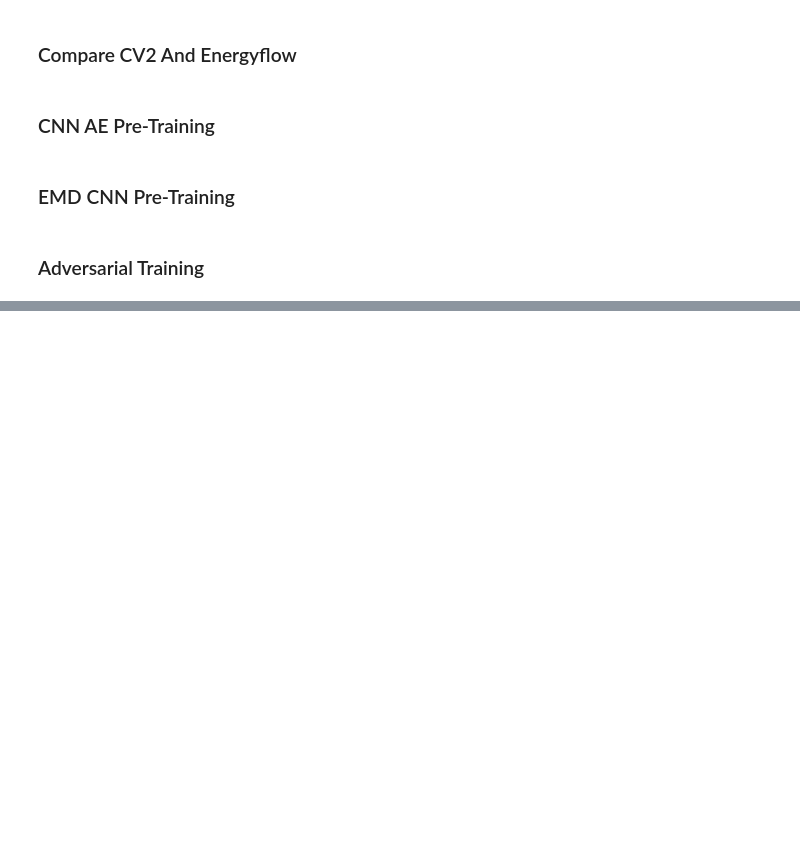
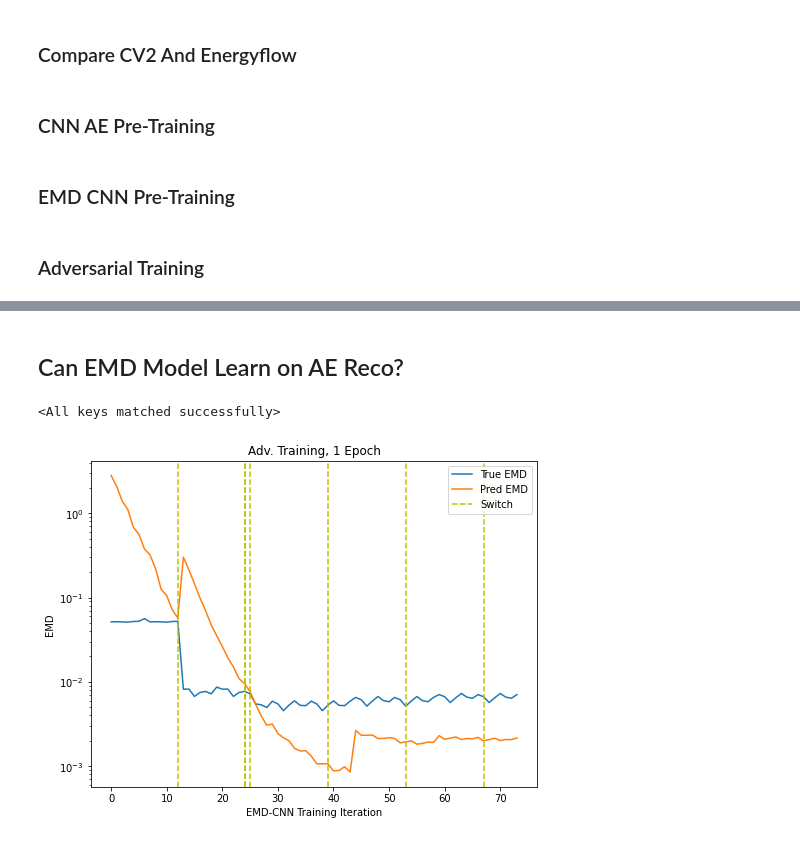
Before and after one commit to stsan9/GraphAE, a Jupyter notebook: code/qg_img_emd.ipynb, the cells around one changed output, grey strips where cells are left out. Saved outputs shown, nothing was run; the diff lists cells and outputs as text; code cells hidden in the pictures; blank space fills up the shorter version.

Commit message:
gan training

```diff
--- a/code/qg_img_emd.ipynb
+++ b/code/qg_img_emd.ipynb
@@ -56,4 +61,4 @@ def calc_emd_on_batch_ef(img1, img2):
 # %% [markdown]
 ### Load in Dataset and Process to Images
 # %%
-data = ef.qg_jets.load(num_data=4000, pad=True, ncol=4, generator='pythia', with_bc=False, cache_dir='~/.energyflow')[0]
+data = ef.qg_jets.load(num_data=2000, pad=True, ncol=4, generator='pythia', with_bc=False, cache_dir='~/.energyflow')[0]
@@ -433,7 +441,7 @@ for epoch in tqdm(range(max_epochs)):
         t.set_description('train_loss = %.7f' % emd_pred_loss)
         t.refresh()
 
-        avg_pemd_loss += emd_pred_loss / len(batch)                 # add avg error for batch
+        avg_pemd_loss += emd_pred_loss                               # add avg error for batch
         avg_temd_loss += true_emds.sum().item() / len(batch)
 
     ae_pemd_train_loss.append(avg_pemd_loss / len(t))                # append avg error for epoch
@@ -459,7 +467,6 @@ for epoch in tqdm(range(max_epochs)):
         ae_output = model_output.clone().detach().cpu()
         true_emds = calc_emd_on_batch_cv2(batch_cpu_copy, ae_output)
         emd_pred = emdcnn(model_output, batch)
-        emd_pred_loss = emd_pred.mean()
 
         emd_pred_loss = emd_pred_loss.sum().item()
         t.set_description('valid_loss = %.7f' % emd_pred_loss)
@@ -520,0 +518,13 @@ plt.show()
+# %% [markdown]
+## Can EMD Model Learn on AE Reco?
+# %%
+lr = 0.001
+ae_optimizer = torch.optim.Adam(autoencoder.parameters(), lr=lr)
+
+lr = 0.0005
+emd_optimizer = torch.optim.Adam(emdcnn.parameters(), lr=lr)
+# %%
+emdcnn.load_state_dict(torch.load('/anomalyvol/qg_adv_experiments/emdcnn.pt'))
+autoencoder.load_state_dict(torch.load('/anomalyvol/qg_adv_experiments/cnnae.pt'))
+# %% [output]
+<All keys matched successfully>
@@ -520,0 +636,17 @@ plt.show()
+# %%
+fig,ax = plt.subplots(figsize=(8,6))
+ax.plot(true_emd_avgs, label='True EMD')
+ax.plot(pred_emd_avgs, label='Pred EMD')
+
+plt.title('Adv. Training, 1 Epoch')
+plt.yscale('log')
+plt.ylabel('EMD')
+plt.xlabel('EMD-CNN Training Iteration')
+
+for v in emd_early_stop_vlines:
+    plt.axvline(x=v, linestyle='--', color='y')
+
+plt.legend(['True EMD', 'Pred EMD', 'Switch'])
+plt.show()
+# %% [output]
+[figure, added]
```
Also changed, not shown: parts of 24 cells of this notebook.
